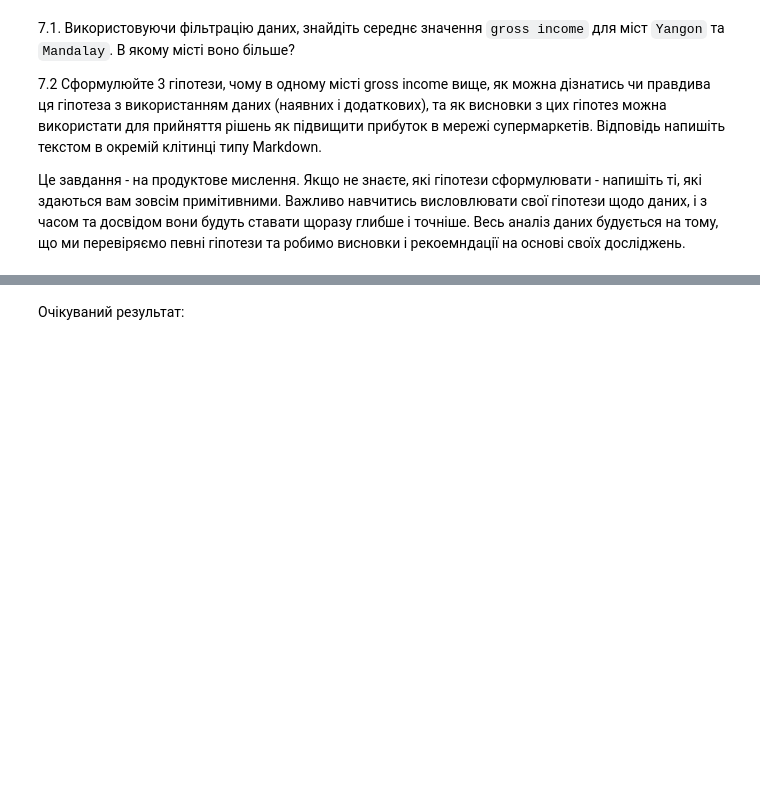
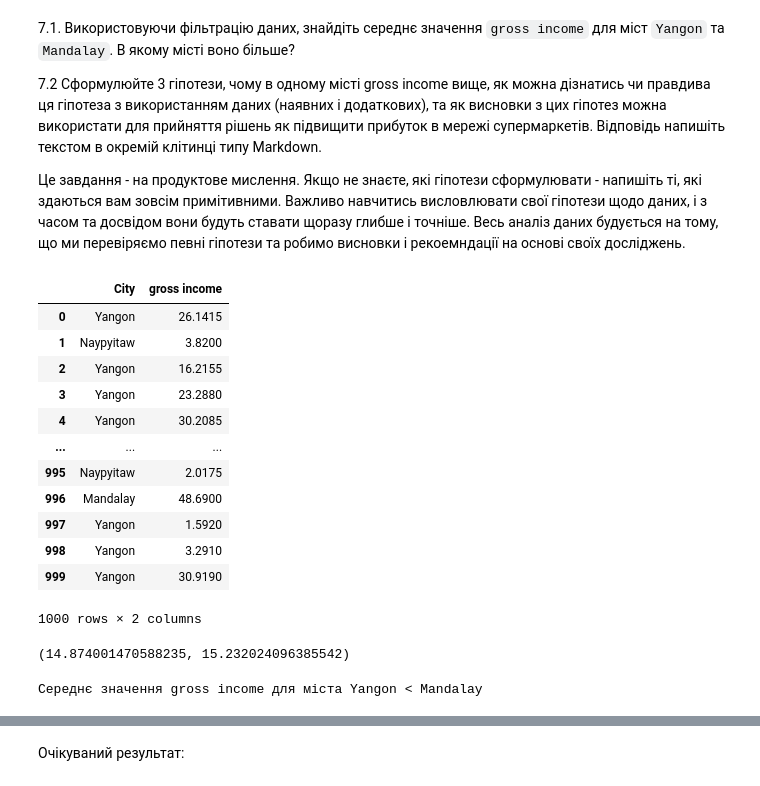
Before and after one commit to OlenaBabko/DataAnalytics_DataLovesAcademy, a Jupyter notebook: modul_10_Pandas_Numpy/hw/hw_10_2_Data_bassics_Pandas.ipynb, the cells around one changed output, grey strips where cells are left out. Drawn from its saved outputs; the diff is of its cells as text; code cells hidden in the pictures; blank space fills up the shorter version.

```diff
--- a/modul_10_Pandas_Numpy/hw/hw_10_2_Data_bassics_Pandas.ipynb
+++ b/modul_10_Pandas_Numpy/hw/hw_10_2_Data_bassics_Pandas.ipynb
@@ -191,3 +192,20 @@ Name: proportion, dtype: float64
 7.2 Сформулюйте 3 гіпотези, чому в одному місті gross income вище, як можна дізнатись чи правдива ця гіпотеза з використанням даних (наявних і додаткових), та як висновки з цих гіпотез можна використати для прийняття рішень як підвищити прибуток в мережі супермаркетів. Відповідь напишіть текстом в окремій клітинці типу Markdown.
 
 Це завдання - на продуктове мислення. Якщо не знаєте, які гіпотези сформулювати - напишіть ті, які здаються вам зовсім примітивними. Важливо навчитись висловлювати свої гіпотези щодо даних, і з часом та досвідом вони будуть ставати щоразу глибше і точніше. Весь аналіз даних будується на тому, що ми перевіряємо певні гіпотези та робимо висновки і рекоемндації на основі своїх досліджень.
+# %%
+df_city = df[["City", "gross income"]]
+df_city
+# %% [output]
+|  | City | gross income |
+| 0 | Yangon | 26.1415 |
+| 1 | Naypyitaw | 3.8200 |
+| 2 | Yangon | 16.2155 |
+| 3 | Yangon | 23.2880 |
+| 4 | Yangon | 30.2085 |
+| ... | ... | ... |
+| 995 | Naypyitaw | 2.0175 |
+| 996 | Mandalay | 48.6900 |
+| 997 | Yangon | 1.5920 |
+| 998 | Yangon | 3.2910 |
+| 999 | Yangon | 30.9190 |
+1000 rows × 2 columns
@@ -193,0 +215,14 @@ Name: proportion, dtype: float64
+# %%
+mean_yangon = df[filter_yangon]['gross income'].mean()
+mean_mandalay = df[filter_mandalay]['gross income'].mean()
+
+(float(mean_yangon), float(mean_mandalay))
+# %% [output]
+(14.874001470588235, 15.232024096385542)
+# %%
+if mean_yangon > mean_mandalay:
+    print("Cереднє значення gross income для міста Yangon > Mandalay")
+else:
+    print("Cереднє значення gross income для міста Yangon < Mandalay")
+# %% [output]
+Cереднє значення gross income для міста Yangon < Mandalay
```
Also changed, not shown: parts of 9 cells of this notebook.
